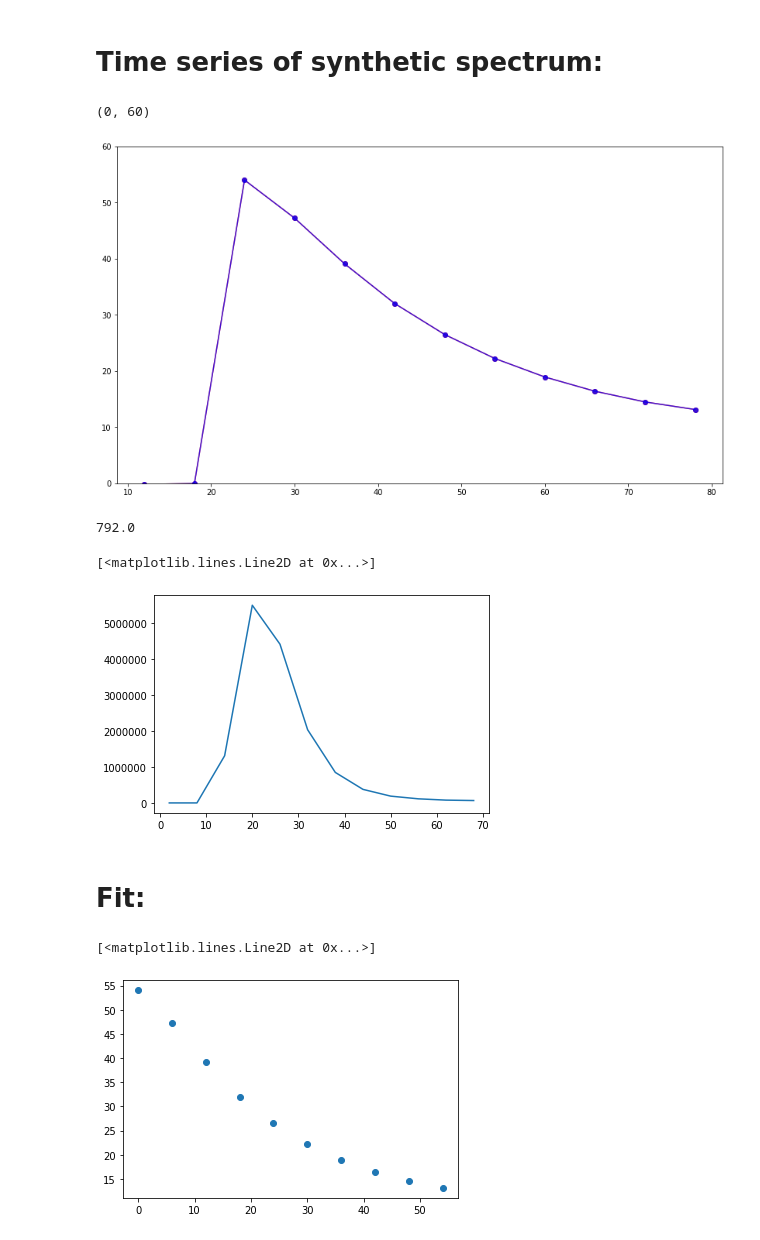
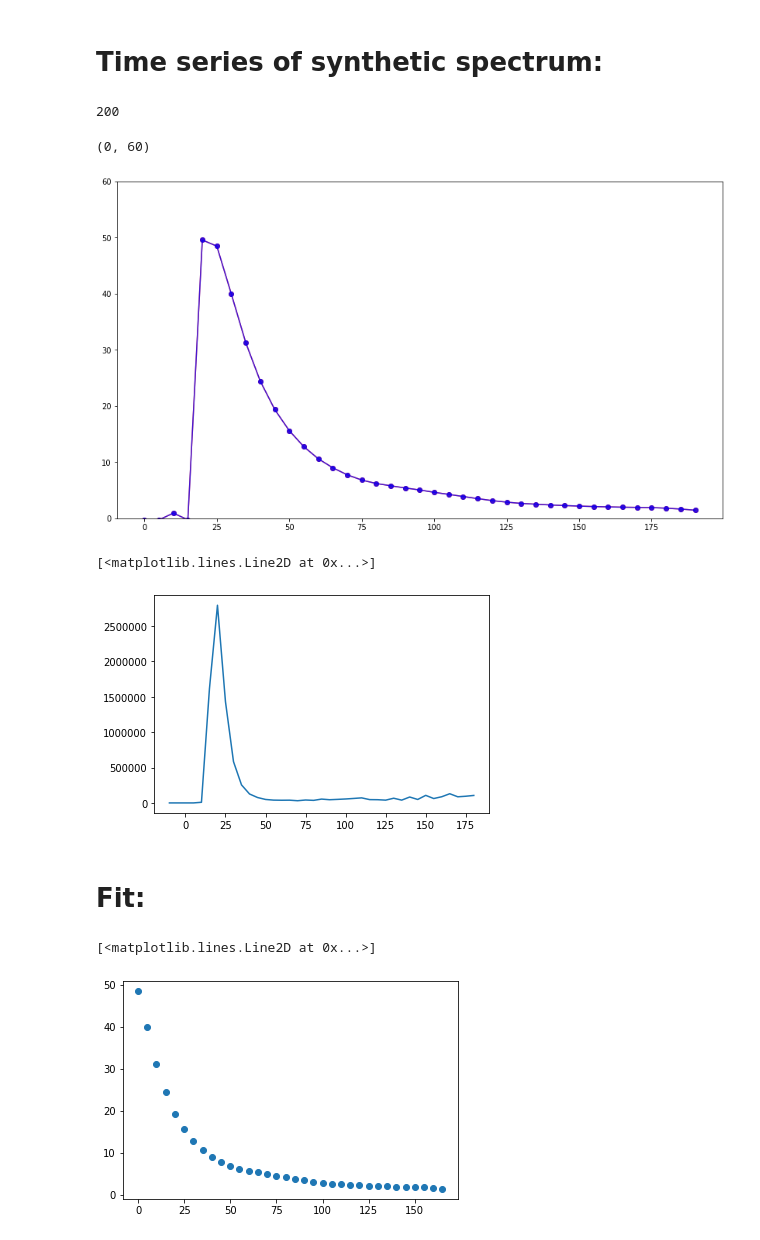
Before and after one commit to wilashfie/synth_spec, a Jupyter notebook: rebin_loop_ebtel.ipynb, the cells around one changed output. Saved outputs shown, nothing was run; the diff lists cells and outputs as text; code cells hidden in the pictures.

Commit message:
imax + subI

```diff
--- a/rebin_loop_ebtel.ipynb
+++ b/rebin_loop_ebtel.ipynb
@@ -13,8 +13,8 @@ from create_arrays import create_arr
 from create_spec import create_spec
 # %%
 # import arrays
-tube = readsav('/Users/WilliamHenryAshfieldIV/dat/ebtel_l85_subIII.sav',verbose=False,python_dict=False)
-frac = readsav('/Users/WilliamHenryAshfieldIV/dat/ebtel_l85_subIII_si_iv_nei.sav',verbose=False,python_dict=False)
+tube = readsav('/Users/WilliamHenryAshfieldIV/dat/ebtel_l85_h325_subI.sav',verbose=False,python_dict=False)
+frac = readsav('/Users/WilliamHenryAshfieldIV/dat/ebtel_l85_h325_subI_si_iv_nei.sav',verbose=False,python_dict=False)
 log10T,log10G = np.loadtxt('/Users/WilliamHenryAshfieldIV/dat/goft_1403.dat.txt',comments='%',unpack=True)
 # %%
 t_n = tube.tarr.shape[0] - 1 # len of tube in time (in steps of 0.1s)
@@ -79,7 +79,7 @@ SPEC.shape
 # Rebin our synthetic spectrum:
 # %%
 dt = 0.2
-inegration = 6 # seconds (iris)
+inegration = 5 # seconds (iris)
 reshape = int(inegration/dt)
 reshape
 # %% [output]
@@ -164,7 +164,11 @@ spec.shape
 # %% [markdown]
 # Time series of synthetic spectrum:
+# %%
+40*5
+# %% [output]
+200
 # %%
-time = np.arange(12,90,6)
+time = np.arange(0,200,5)
 nt = len(time)-1
 # %%
 from fit2gauss import fit2gauss
@@ -211,17 +215,12 @@ plt.plot(time[0:-1],v_b,'b',alpha=0.75,marker='o')
 plt.ylim(0,60)
 # %% [output]
 (0, 60)
-[figure, old version]
+[figure, new version]
-# %%
-H = 0.6*55*(48-24)
-H
-# %% [output]
-792.0
 # %%
 plt.plot(time[0:-1]-10,amp)
 # %% [output]
 [<matplotlib.lines.Line2D at 0x...>]
-[figure, old version]
+[figure, new version]
 # %% [markdown]
 # Fit:
 # %%
@@ -229,14 +228,16 @@ from scipy.optimize import curve_fit
 # %%
 def u0_fit(t, *a):
     return a[0]/(1+t/a[1])
+# %%
+imax = np.argmax(v_r) +1
 # %%
-tt = time[2:-1]
+tt = time[imax:-1]
 tt = tt-tt[0]
-vr = v_r[2:]
+vr = v_r[imax:]
 plt.plot(tt,vr,'o')
 # %% [output]
 [<matplotlib.lines.Line2D at 0x...>]
-[figure, old version]
+[figure, new version]
 # %%
 a0= [55,15]
 popt, pcov = curve_fit(u0_fit, tt, vr,p0=a0)
```
Also changed, not shown: parts of 11 cells of this notebook, 1 other file.
